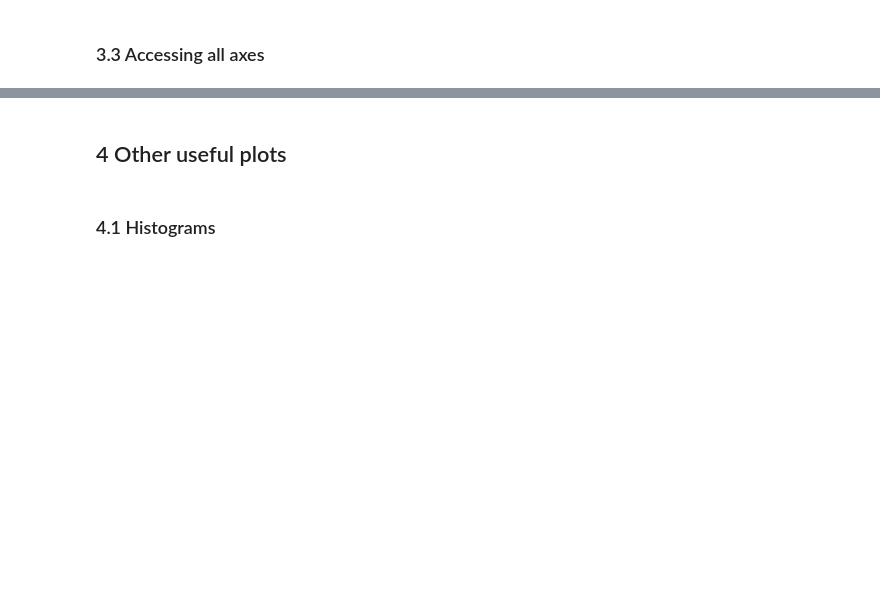
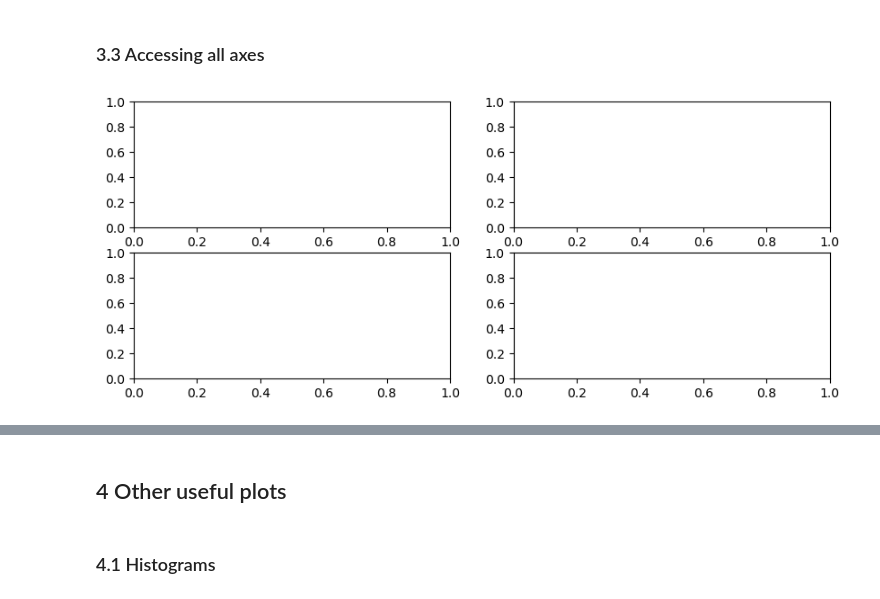
Before and after one commit to SPS-SP2273/learning-portfolio-hjjarin, a Jupyter notebook: plotting/plotting_(good).ipynb, the cells around one changed output, grey strips where cells are left out. Drawn from its saved outputs; the diff is of its cells as text; code cells hidden in the pictures; blank space fills up the shorter version.

```diff
--- a/plotting/plotting_(good).ipynb
+++ b/plotting/plotting_(good).ipynb
@@ -80,5 +167,7 @@ numpy.ndarray
 # %% [markdown]
 ### 3.3 Accessing all axes
 # %%
-
-# Your code here
+fig, ax = plt.subplots(nrows=2, ncols=2,
+                       figsize=(10, 4))
+# %% [output]
+[figure, added]
```
Also changed, not shown: parts of 23 cells of this notebook.
